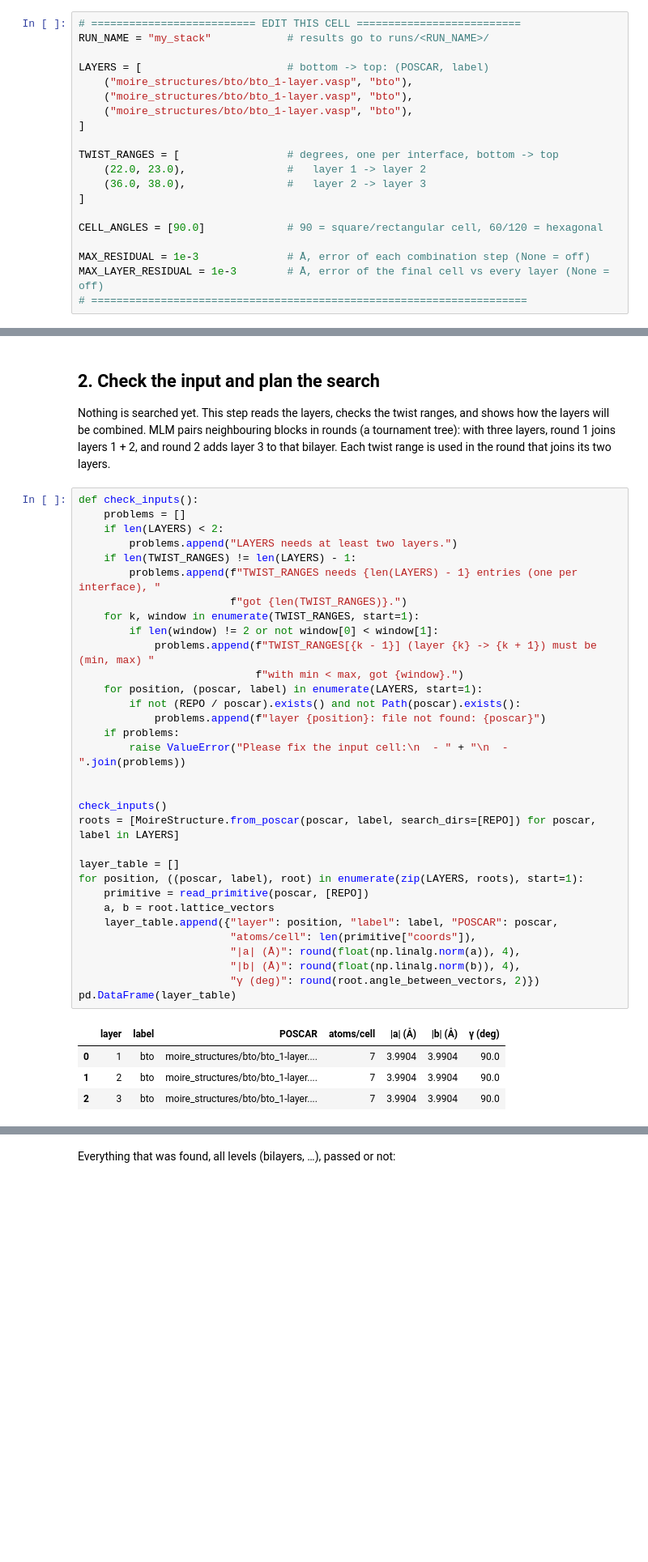
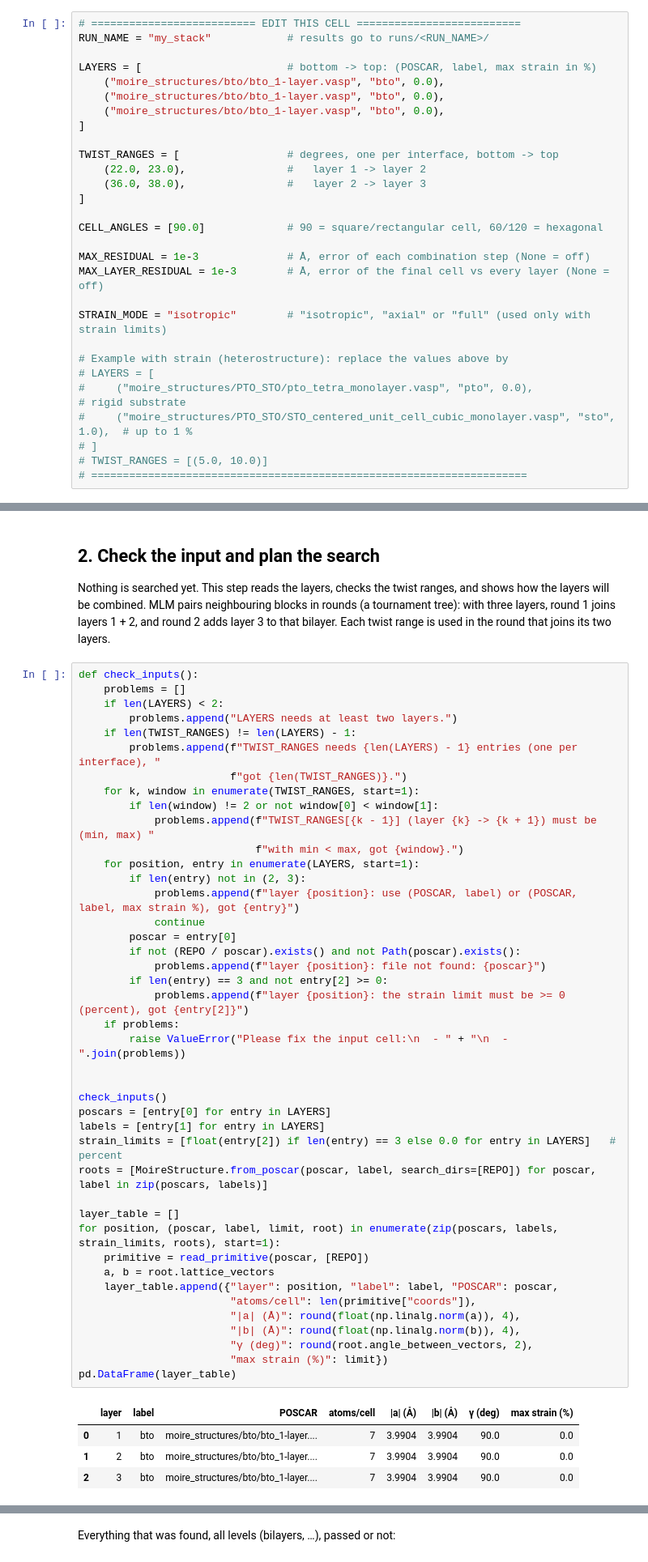
Before and after one commit to anikeya9/Multi-Layer-Moire-Generator-MLM, a Jupyter notebook: notebooks/moire_stack_explorer.ipynb, the cells around one changed output, grey strips where cells are left out. Shown at 81% size. Cells and saved outputs as stored; diff of their text form; blank space fills up the shorter version.

```diff
--- a/notebooks/moire_stack_explorer.ipynb
+++ b/notebooks/moire_stack_explorer.ipynb
@@ -106,10 +120,10 @@ Edit this cell, then run all cells.
 # ========================== EDIT THIS CELL ==========================
 RUN_NAME = "my_stack"            # results go to runs/<RUN_NAME>/
 
-LAYERS = [                       # bottom -> top: (POSCAR, label)
-    ("moire_structures/bto/bto_1-layer.vasp", "bto"),
-    ("moire_structures/bto/bto_1-layer.vasp", "bto"),
-    ("moire_structures/bto/bto_1-layer.vasp", "bto"),
+LAYERS = [                       # bottom -> top: (POSCAR, label, max strain in %)
+    ("moire_structures/bto/bto_1-layer.vasp", "bto", 0.0),
+    ("moire_structures/bto/bto_1-layer.vasp", "bto", 0.0),
+    ("moire_structures/bto/bto_1-layer.vasp", "bto", 0.0),
 ]
 
 TWIST_RANGES = [                 # degrees, one per interface, bottom -> top
@@ -121,6 +135,15 @@ CELL_ANGLES = [90.0]             # 90 = square/rectangular cell, 60/120 = hexago
 
 MAX_RESIDUAL = 1e-3              # Å, error of each combination step (None = off)
 MAX_LAYER_RESIDUAL = 1e-3        # Å, error of the final cell vs every layer (None = off)
+
+STRAIN_MODE = "isotropic"        # "isotropic", "axial" or "full" (used only with strain limits)
+
+# Example with strain (heterostructure): replace the values above by
+# LAYERS = [
+#     ("moire_structures/PTO_STO/pto_tetra_monolayer.vasp", "pto", 0.0),                    # rigid substrate
+#     ("moire_structures/PTO_STO/STO_centered_unit_cell_cubic_monolayer.vasp", "sto", 1.0),  # up to 1 %
+# ]
+# TWIST_RANGES = [(5.0, 10.0)]
 # =====================================================================
 # %% [markdown]
 ### Advanced settings
@@ -150,40 +174,50 @@ bilayer. Each twist range is used in the round that joins its two layers.
 # %%
 def check_inputs():
     problems = []
     if len(LAYERS) < 2:
         problems.append("LAYERS needs at least two layers.")
     if len(TWIST_RANGES) != len(LAYERS) - 1:
         problems.append(f"TWIST_RANGES needs {len(LAYERS) - 1} entries (one per interface), "
                         f"got {len(TWIST_RANGES)}.")
     for k, window in enumerate(TWIST_RANGES, start=1):
         if len(window) != 2 or not window[0] < window[1]:
             problems.append(f"TWIST_RANGES[{k - 1}] (layer {k} -> {k + 1}) must be (min, max) "
                             f"with min < max, got {window}.")
-    for position, (poscar, label) in enumerate(LAYERS, start=1):
+    for position, entry in enumerate(LAYERS, start=1):
+        if len(entry) not in (2, 3):
+            problems.append(f"layer {position}: use (POSCAR, label) or (POSCAR, label, max strain %), got {entry}")
+            continue
+        poscar = entry[0]
         if not (REPO / poscar).exists() and not Path(poscar).exists():
             problems.append(f"layer {position}: file not found: {poscar}")
+        if len(entry) == 3 and not entry[2] >= 0:
+            problems.append(f"layer {position}: the strain limit must be >= 0 (percent), got {entry[2]}")
     if problems:
         raise ValueError("Please fix the input cell:\n  - " + "\n  - ".join(problems))
 
 
 check_inputs()
-roots = [MoireStructure.from_poscar(poscar, label, search_dirs=[REPO]) for poscar, label in LAYERS]
+poscars = [entry[0] for entry in LAYERS]
+labels = [entry[1] for entry in LAYERS]
+strain_limits = [float(entry[2]) if len(entry) == 3 else 0.0 for entry in LAYERS]   # percent
+roots = [MoireStructure.from_poscar(poscar, label, search_dirs=[REPO]) for poscar, label in zip(poscars, labels)]
 
 layer_table = []
-for position, ((poscar, label), root) in enumerate(zip(LAYERS, roots), start=1):
+for position, (poscar, label, limit, root) in enumerate(zip(poscars, labels, strain_limits, roots), start=1):
     primitive = read_primitive(poscar, [REPO])
     a, b = root.lattice_vectors
     layer_table.append({"layer": position, "label": label, "POSCAR": poscar,
                         "atoms/cell": len(primitive["coords"]),
                         "|a| (Å)": round(float(np.linalg.norm(a)), 4),
                         "|b| (Å)": round(float(np.linalg.norm(b)), 4),
-                        "γ (deg)": round(root.angle_between_vectors, 2)})
+                        "γ (deg)": round(root.angle_between_vectors, 2),
+                        "max strain (%)": limit})
 pd.DataFrame(layer_table)
 # %% [output]
-|  | layer | label | POSCAR | atoms/cell | |a| (Å) | |b| (Å) | γ (deg) |
-| 0 | 1 | bto | moire_structures/bto/bto_1-layer.... | 7 | 3.9904 | 3.9904 | 90.0 |
-| 1 | 2 | bto | moire_structures/bto/bto_1-layer.... | 7 | 3.9904 | 3.9904 | 90.0 |
-| 2 | 3 | bto | moire_structures/bto/bto_1-layer.... | 7 | 3.9904 | 3.9904 | 90.0 |
+|  | layer | label | POSCAR | atoms/cell | |a| (Å) | |b| (Å) | γ (deg) | max strain (%) |
+| 0 | 1 | bto | moire_structures/bto/bto_1-layer.... | 7 | 3.9904 | 3.9904 | 90.0 | 0.0 |
+| 1 | 2 | bto | moire_structures/bto/bto_1-layer.... | 7 | 3.9904 | 3.9904 | 90.0 | 0.0 |
+| 2 | 3 | bto | moire_structures/bto/bto_1-layer.... | 7 | 3.9904 | 3.9904 | 90.0 | 0.0 |
 # %%
 # Search parameters: defaults, a larger n range from round 2 on, and your twist range per interface.
 default = SearchParams(degmin=TWIST_RANGES[0][0], degmax=TWIST_RANGES[0][1], degstep=ANGLE_STEP,
```
Also changed, not shown: parts of 8 cells of this notebook, 9 other files.
